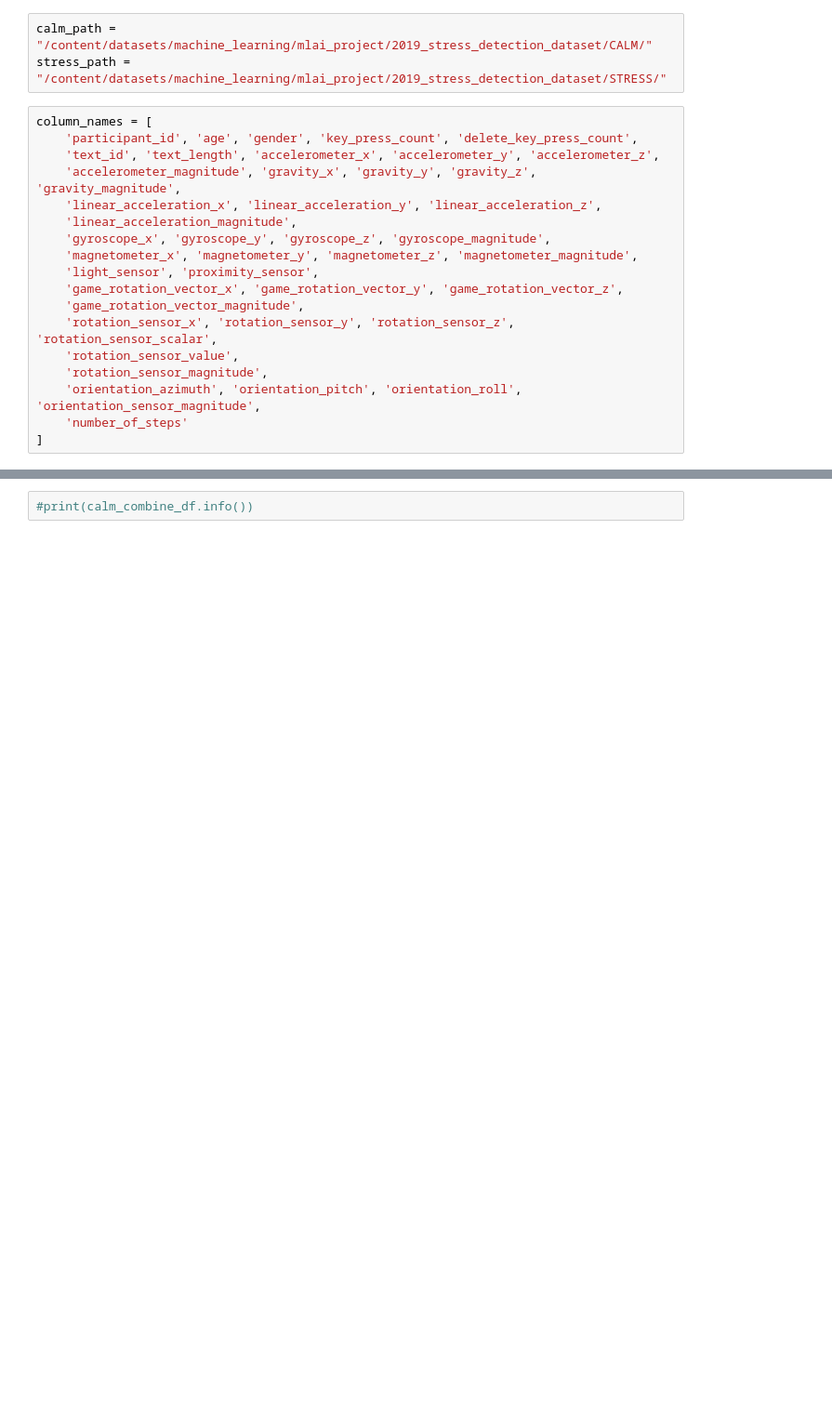
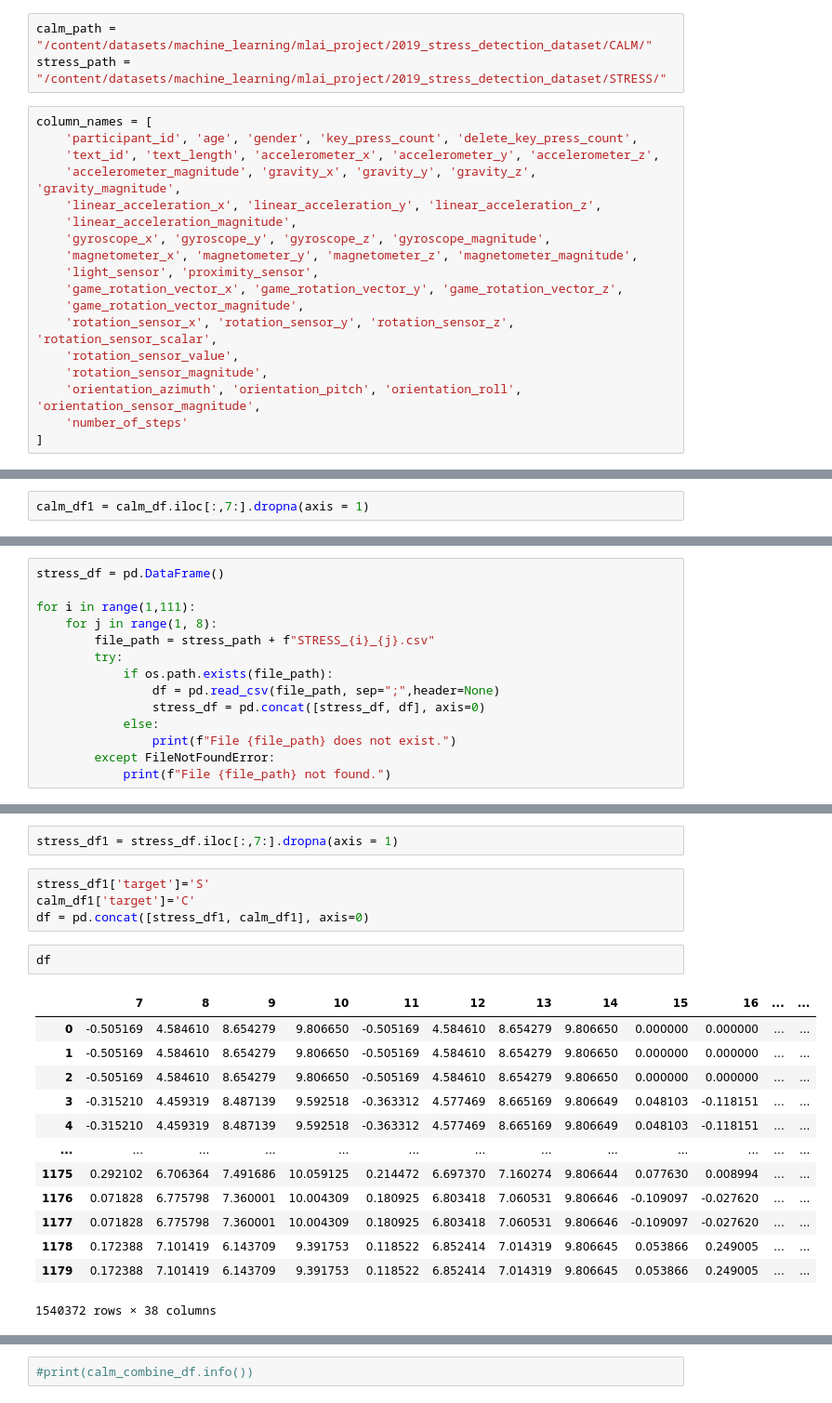
Before and after one commit to dead96pool/stress_detection_mlai, a Jupyter notebook: MLAI_project.ipynb, the cells around one changed output, grey strips where cells are left out. Shown at 93% size. Cells and saved outputs as stored; diff of their text form; blank space fills up the shorter version.

```diff
--- a/MLAI_project.ipynb
+++ b/MLAI_project.ipynb
@@ -81,2 +132,4 @@ for file in calm_files:
+# %%
+calm_df1 = calm_df.iloc[:,7:].dropna(axis = 1)
 # %%
 # looping throught the calm folder to combine all the STRESS files
@@ -90,0 +145,14 @@ for file in calm_files:
+# %%
+stress_df = pd.DataFrame()
+
+for i in range(1,111):
+    for j in range(1, 8):
+        file_path = stress_path + f"STRESS_{i}_{j}.csv"
+        try:
+            if os.path.exists(file_path):
+                df = pd.read_csv(file_path, sep=";",header=None)
+                stress_df = pd.concat([stress_df, df], axis=0)
+            else:
+                print(f"File {file_path} does not exist.")
+        except FileNotFoundError:
+            print(f"File {file_path} not found.")
@@ -90,0 +177,22 @@ for file in calm_files:
+# %%
+stress_df1 = stress_df.iloc[:,7:].dropna(axis = 1)
+# %%
+stress_df1['target']='S'
+calm_df1['target']='C'
+df = pd.concat([stress_df1, calm_df1], axis=0)
+# %%
+df
+# %% [output]
+|  | 7 | 8 | 9 | 10 | 11 | 12 | 13 | 14 | 15 | 16 | ... | ... |
+| 0 | -0.505169 | 4.584610 | 8.654279 | 9.806650 | -0.505169 | 4.584610 | 8.654279 | 9.806650 | 0.000000 | 0.000000 | ... | ... |
+| 1 | -0.505169 | 4.584610 | 8.654279 | 9.806650 | -0.505169 | 4.584610 | 8.654279 | 9.806650 | 0.000000 | 0.000000 | ... | ... |
+| 2 | -0.505169 | 4.584610 | 8.654279 | 9.806650 | -0.505169 | 4.584610 | 8.654279 | 9.806650 | 0.000000 | 0.000000 | ... | ... |
+| 3 | -0.315210 | 4.459319 | 8.487139 | 9.592518 | -0.363312 | 4.577469 | 8.665169 | 9.806649 | 0.048103 | -0.118151 | ... | ... |
+| 4 | -0.315210 | 4.459319 | 8.487139 | 9.592518 | -0.363312 | 4.577469 | 8.665169 | 9.806649 | 0.048103 | -0.118151 | ... | ... |
+| ... | ... | ... | ... | ... | ... | ... | ... | ... | ... | ... | ... | ... |
+| 1175 | 0.292102 | 6.706364 | 7.491686 | 10.059125 | 0.214472 | 6.697370 | 7.160274 | 9.806644 | 0.077630 | 0.008994 | ... | ... |
+| 1176 | 0.071828 | 6.775798 | 7.360001 | 10.004309 | 0.180925 | 6.803418 | 7.060531 | 9.806646 | -0.109097 | -0.027620 | ... | ... |
+| 1177 | 0.071828 | 6.775798 | 7.360001 | 10.004309 | 0.180925 | 6.803418 | 7.060531 | 9.806646 | -0.109097 | -0.027620 | ... | ... |
+| 1178 | 0.172388 | 7.101419 | 6.143709 | 9.391753 | 0.118522 | 6.852414 | 7.014319 | 9.806645 | 0.053866 | 0.249005 | ... | ... |
+| 1179 | 0.172388 | 7.101419 | 6.143709 | 9.391753 | 0.118522 | 6.852414 | 7.014319 | 9.806645 | 0.053866 | 0.249005 | ... | ... |
+1540372 rows × 38 columns
```
Also changed, not shown: parts of 11 cells of this notebook.
